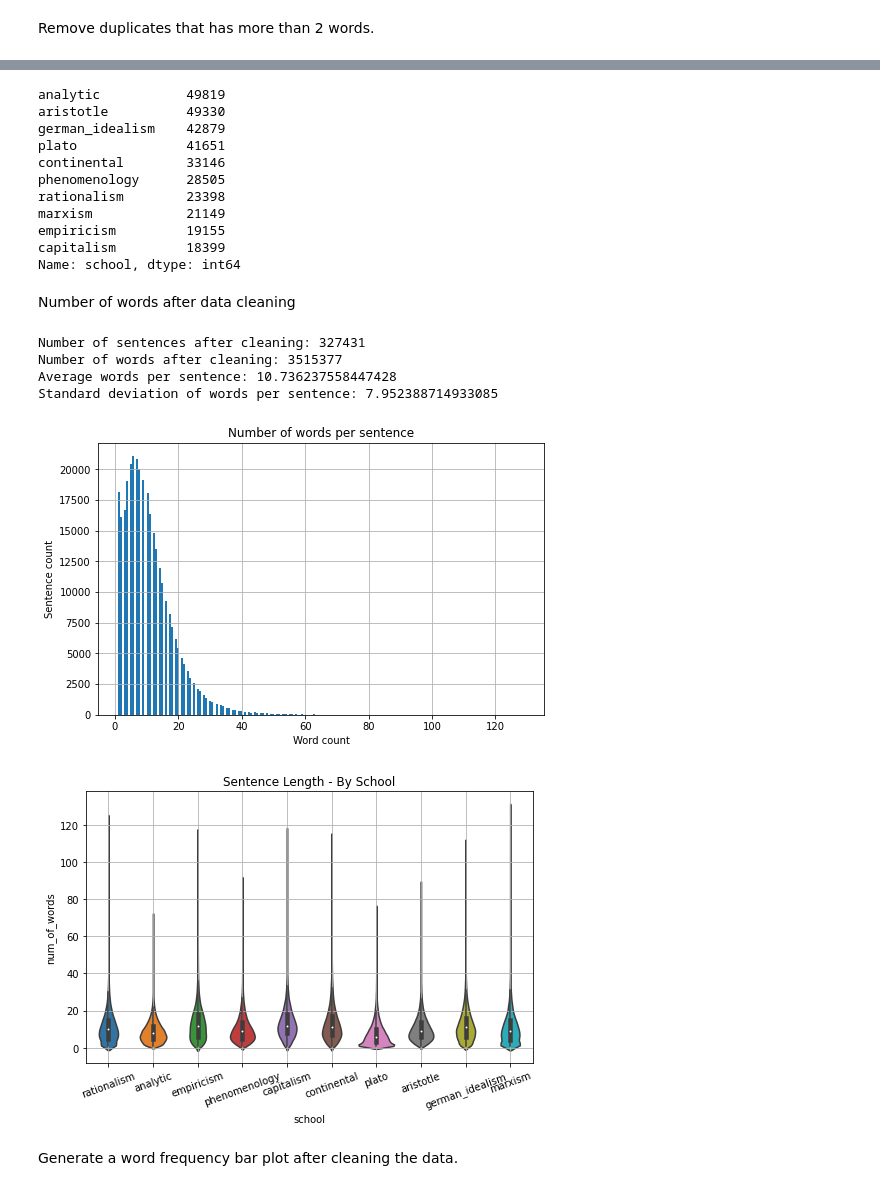
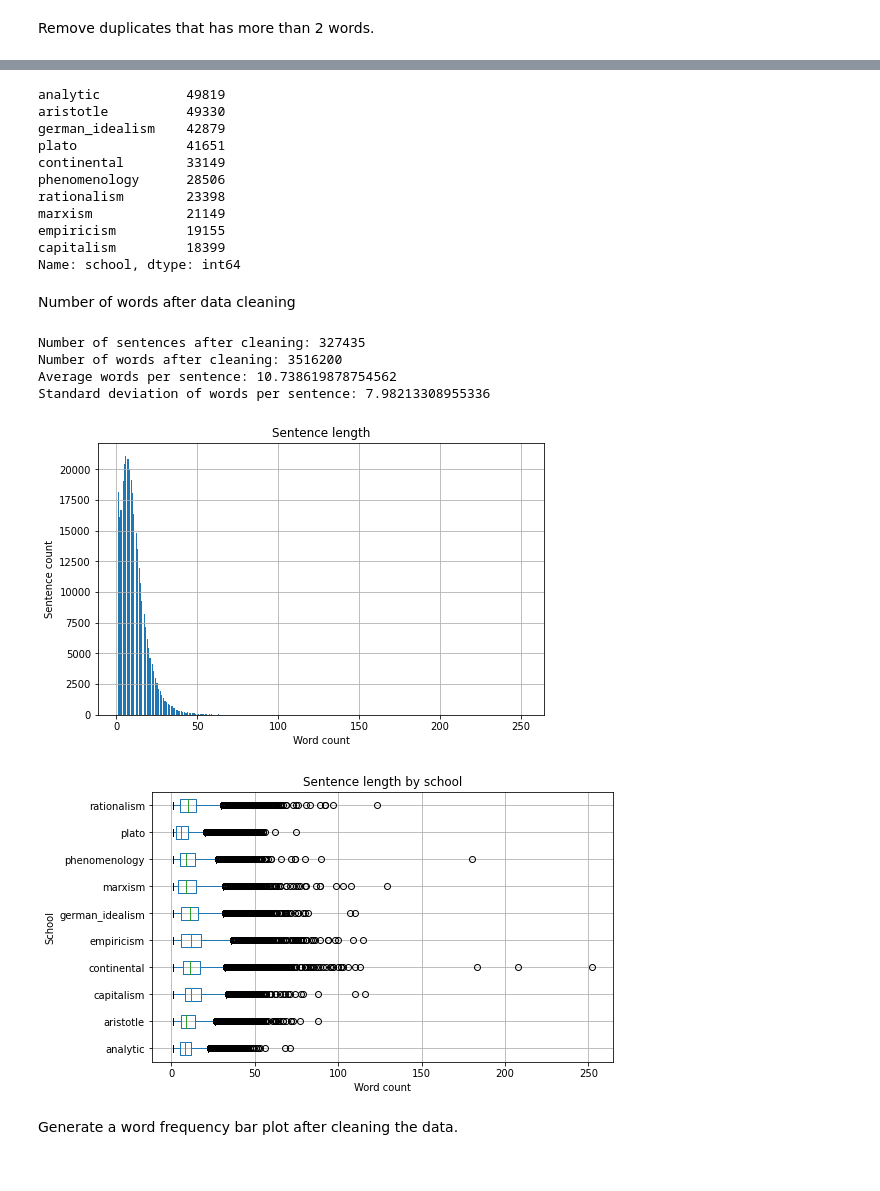
Before and after one commit to zabesy/SOTClustering, a Jupyter notebook: preprocessing.ipynb, the cells around one changed output, grey strips where cells are left out. Saved outputs shown, nothing was run; the diff lists cells and outputs as text; code cells hidden in the pictures.

```diff
--- a/preprocessing.ipynb
+++ b/preprocessing.ipynb
@@ -224,6 +214,3 @@ dataframe_sot[dataframe_sot["num_of_words"] < 150].sample(5)
-# %%
-dataframe_sot = dataframe_sot.drop(dataframe_sot[dataframe_sot["num_of_words"] > 150].index)
-dataframe_sot.reset_index(drop = True, inplace = True)
 # %%
 dataframe_sot[dataframe_sot["num_of_chars"] < 2].sample(5)
 # %% [output]
@@ -298,8 +287,8 @@ analytic           49819
 aristotle          49330
 german_idealism    42879
 plato              41651
-continental        33146
-phenomenology      28505
+continental        33149
+phenomenology      28506
 rationalism        23398
 marxism            21149
 empiricism         19155
@@ -310,29 +299,31 @@ Number of words after data cleaning
 # %%
 print(f"Number of sentences after cleaning: {len(dataframe_sot['num_of_words'])}")
 print(f"Number of words after cleaning: {dataframe_sot['num_of_words'].sum()}")
 print(f"Average words per sentence: {dataframe_sot['num_of_words'].sum()/len(dataframe_sot['num_of_words'])}")
 print(f"Standard deviation of words per sentence: {stdev(dataframe_sot['num_of_words'])}")
 
 plt.figure(figsize=(8,5))
-dataframe_sot.num_of_words.plot(kind='hist', bins=200)
-plt.title('Number of words per sentence')
+dataframe_sot.num_of_words.plot(kind='hist', bins=350)
+plt.title('Sentence length')
 plt.ylabel("Sentence count")
 plt.xlabel("Word count")
 plt.grid()
 plt.show()
-
-plt.figure(figsize=(8,5))
-sns.violinplot(x='school', y='num_of_words', data=dataframe_sot)
-plt.title('Sentence Length - By School')
-plt.xticks(rotation=20)
-plt.grid()
 # %% [output]
-Number of sentences after cleaning: 327431
-Number of words after cleaning: 3515377
-Average words per sentence: 10.736237558447428
-Standard deviation of words per sentence: 7.952388714933085
+Number of sentences after cleaning: 327435
+Number of words after cleaning: 3516200
+Average words per sentence: 10.738619878754562
+Standard deviation of words per sentence: 7.98213308955336
-[figure, old version]
+[figure, new version]
-[figure, removed]
+# %%
+dataframe_sot.boxplot(vert=False, by="school", column="num_of_words", rot=0, fontsize=10, figsize=(8,5))
+plt.suptitle('') # that's what you're after
+plt.title('Sentence length by school')
+plt.ylabel("School")
+plt.xlabel("Word count")
+plt.show()
+# %% [output]
+[figure, added]
 # %% [markdown]
 Generate a word frequency bar plot after cleaning the data.
 # %%
```
Also changed, not shown: parts of 11 cells of this notebook, 3 other files.
